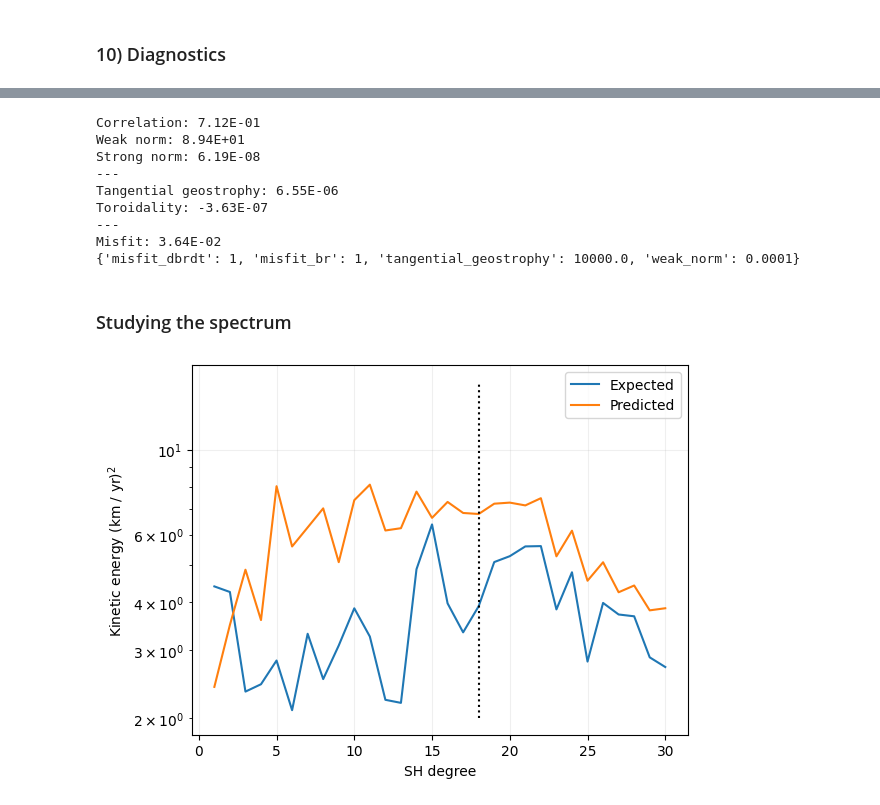
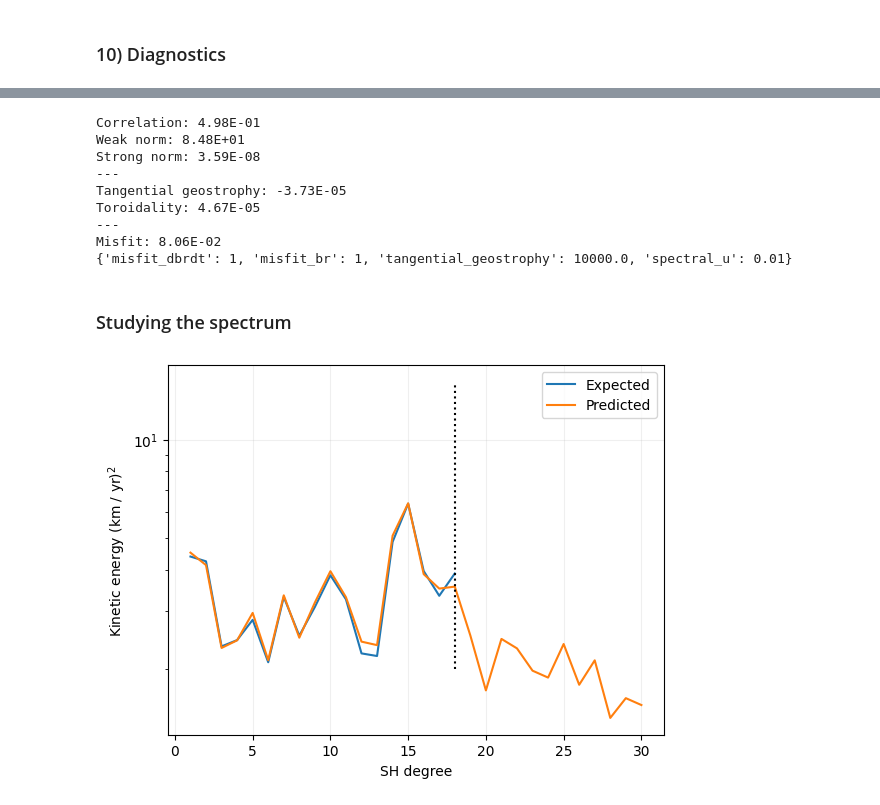
Before and after one commit to RomainClaveau/pygeopinn, a Jupyter notebook: PiNNs.ipynb, the cells around one changed output, grey strips where cells are left out. Cells and saved outputs as stored; diff of their text form; code cells hidden in the pictures.

Commit message:
Speeding up the spherical decomposition and spectra calculation

```diff
--- a/PiNNs.ipynb
+++ b/PiNNs.ipynb
@@ -76,9 +76,9 @@ filter_sv: bool = False
 λ_spec_u = 1
 
 losses: dict = {                # The different losses to use (available: misfit_dbrdt, misfit_br, tangential_geostrophy, weak_norm, strong_norm, vorticity)
-    # "misfit_dbrdt": λ_dbrdt,
-    # "misfit_br": λ_br,
-    # "tangential_geostrophy": λ_tg,
+    "misfit_dbrdt": λ_dbrdt,
+    "misfit_br": λ_br,
+    "tangential_geostrophy": λ_tg,
     # "weak_norm": λ_wn,
     "spectral_u": λ_spec_u
 }
@@ -409,8 +409,8 @@ def spectral_transform(field: torch.Tensor, l_trunc: int = 18) -> tuple:
     C = (2 * L + 1) / (4 * numpy.pi)
 
     # Decomposing the field
-    coeffs_cos = torch.einsum('ijkl,kl,ij->ij', y_cos_tensor, field * dΩ, C)
-    coeffs_sin = torch.einsum('ijkl,kl,ij->ij', y_sin_tensor, field * dΩ, C)
+    coeffs_cos = opt_einsum.contract('ijkl,kl,ij->ij', y_cos_tensor, field * dΩ, C, optimize="auto")
+    coeffs_sin = opt_einsum.contract('ijkl,kl,ij->ij', y_sin_tensor, field * dΩ, C, optimize="auto")
 
     return coeffs_cos, coeffs_sin
 # %%
@@ -590,15 +590,14 @@ def compute_loss(input: torch.Tensor, return_fields: bool = False) -> tuple | to
         # Computing the kinetic energy spectrum
         S_u_pred = torch.zeros((18))
 
-        # Computing the spectrum
-        for l in range(1, 18 + 1):
-            c = l * (l + 1) / (2 * l + 1)
-            for m in range(0, l + 1):
-                S_u_pred[l-1] += c * (coeffs_cos_tor[l,m]**2 + coeffs_sin_tor[l,m]**2 + coeffs_cos_pol[l,m]**2 \
-                             + coeffs_sin_pol[l,m]**2)
+        squared_coeffs = torch.sum(coeffs_cos_tor.pow(2) + coeffs_sin_tor.pow(2) + coeffs_cos_pol.pow(2) + coeffs_sin_pol.pow(2), dim=1)
+        l_arr = torch.arange(1, 18 + 1)
+        c = l_arr * (l_arr + 1) / (2 * l_arr + 1)
+
+        S_u_pred = c * squared_coeffs[1:]
 
         # Comparing the two spectra
-        ΔS = ((S_u_obs_tensor - S_u_pred) / S_u_obs_tensor).pow(2).sum()
+        ΔS = ((S_u_obs_tensor - S_u_pred) / S_u_obs_tensor).pow(2).mean()
 
         loss = losses["spectral_u"] * ΔS
         total_loss += loss
@@ -988,15 +962,15 @@ print(f"Misfit: {L1:.2E}")
 
 print(losses)
 # %% [output]
-Correlation: 7.12E-01
-Weak norm: 8.94E+01
-Strong norm: 6.19E-08
+Correlation: 4.98E-01
+Weak norm: 8.48E+01
+Strong norm: 3.59E-08
 ---
-Tangential geostrophy: 6.55E-06
-Toroidality: -3.63E-07
+Tangential geostrophy: -3.73E-05
+Toroidality: 4.67E-05
 ---
-Misfit: 3.64E-02
-{'misfit_dbrdt': 1, 'misfit_br': 1, 'tangential_geostrophy': 10000.0, 'weak_norm': 0.0001}
+Misfit: 8.06E-02
+{'misfit_dbrdt': 1, 'misfit_br': 1, 'tangential_geostrophy': 10000.0, 'spectral_u': 0.01}
 # %% [markdown]
 ### Studying the spectrum
 # %%
@@ -1044,18 +1018,18 @@ for l in range(0, l_trunc + 1):
 # %%
 l = numpy.arange(0, l_trunc + 1, 1)
 
-plt.plot(l[1:], S_u_obs[1:], label="Expected")
+plt.plot(l[1:19], S_u_obs[1:], label="Expected")
 plt.plot(l[1:], S_pred[1:], label="Predicted")
 plt.vlines(18, 2, 15, color="black", linestyle="dotted")
 
 plt.yscale("log")
 plt.legend()
 
 plt.grid(alpha=0.2)
 
 plt.xlabel("SH degree")
 plt.ylabel("Kinetic energy (km / yr)$^2$")
 
 plt.savefig(f"{folder}spectra.png")
 # %% [output]
-[figure, old version]
+[figure, new version]
```
Also changed, not shown: parts of 8 cells of this notebook.
